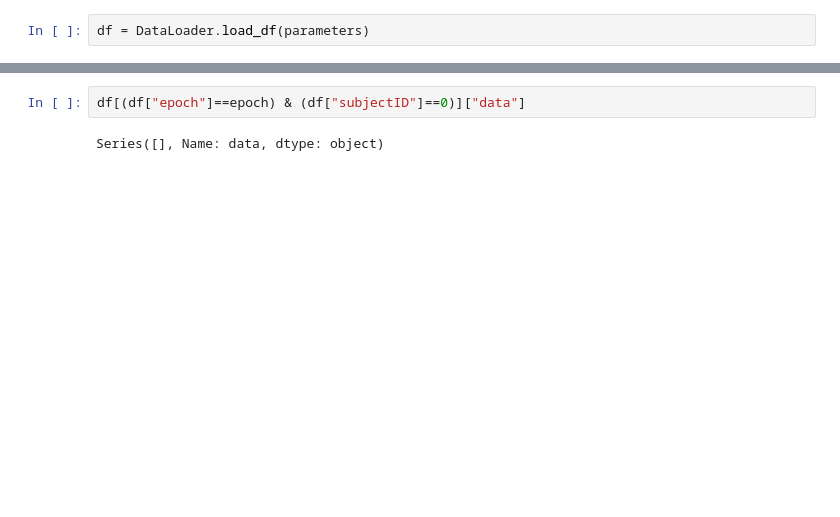
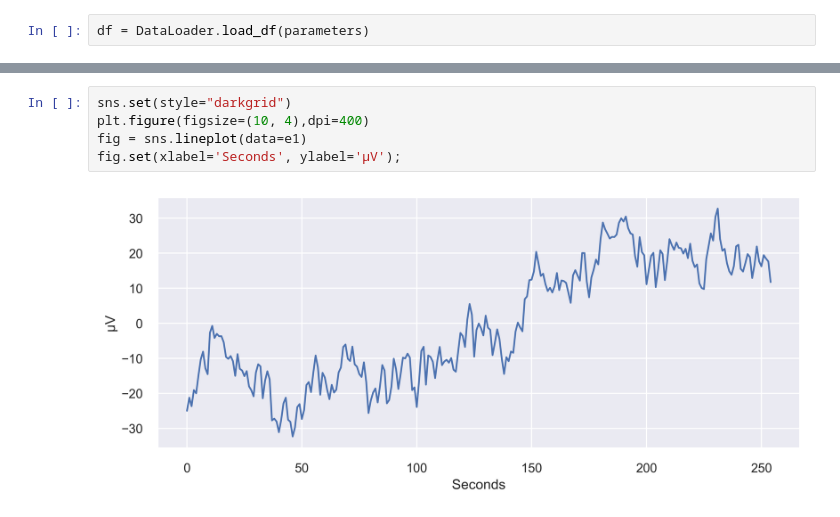
Before and after one commit to HannesBonasch/Thesis-Analysing-Deep-Learning-Decoding, a Jupyter notebook: PreprocessingVisualization.ipynb, the cells around one changed output, grey strips where cells are left out. Cells and saved outputs as stored; diff of their text form; blank space fills up the shorter version.

```diff
--- a/PreprocessingVisualization.ipynb
+++ b/PreprocessingVisualization.ipynb
@@ -67,4 +65,7 @@ plt.plot(e3)
 # %%
-df[(df["epoch"]==epoch) & (df["subjectID"]==0)]["data"]
+sns.set(style="darkgrid")
+plt.figure(figsize=(10, 4),dpi=400)
+fig = sns.lineplot(data=e1)
+fig.set(xlabel='Seconds', ylabel='µV');
 # %% [output]
-Series([], Name: data, dtype: object)
+[figure, added]
```
Also changed, not shown: parts of 6 cells of this notebook, 5 other files.
